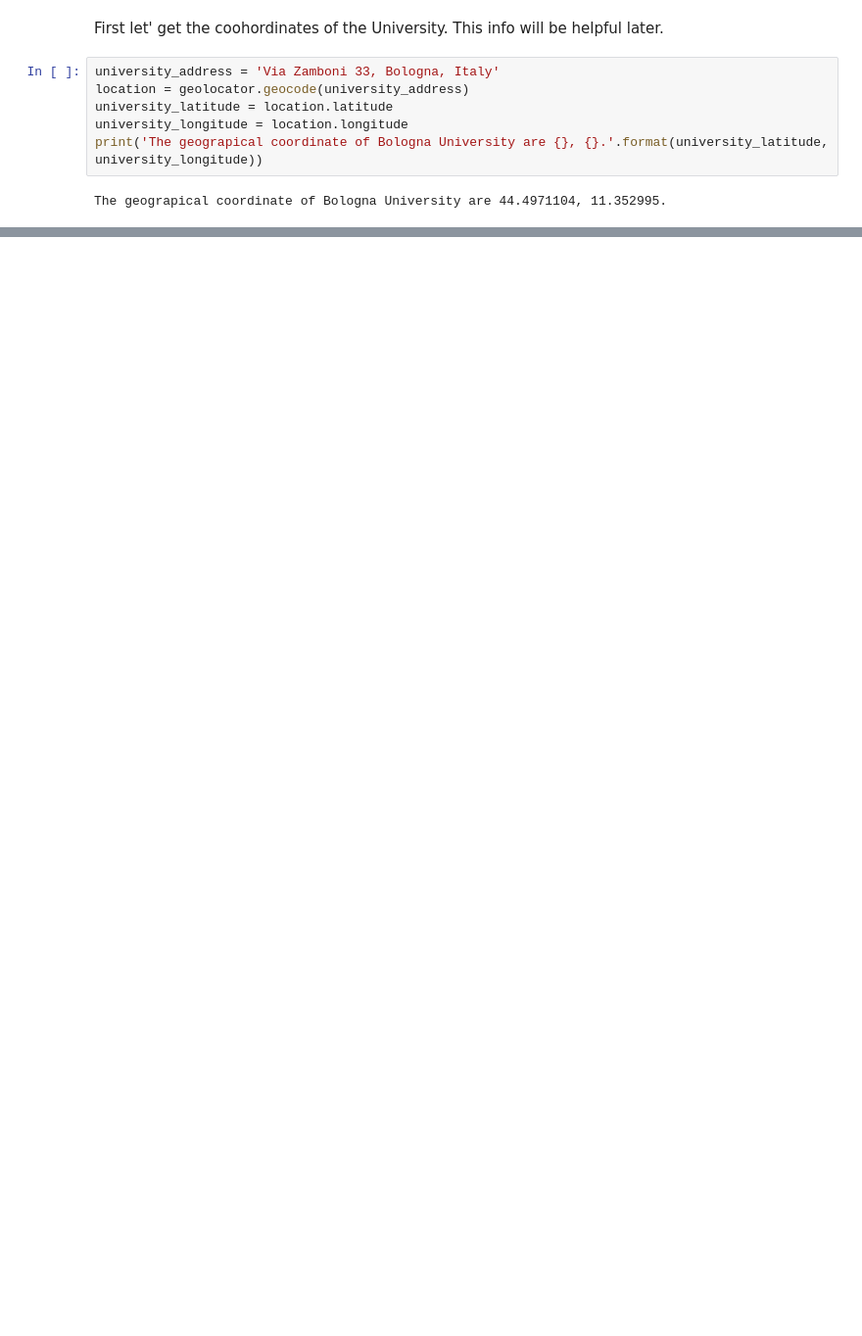
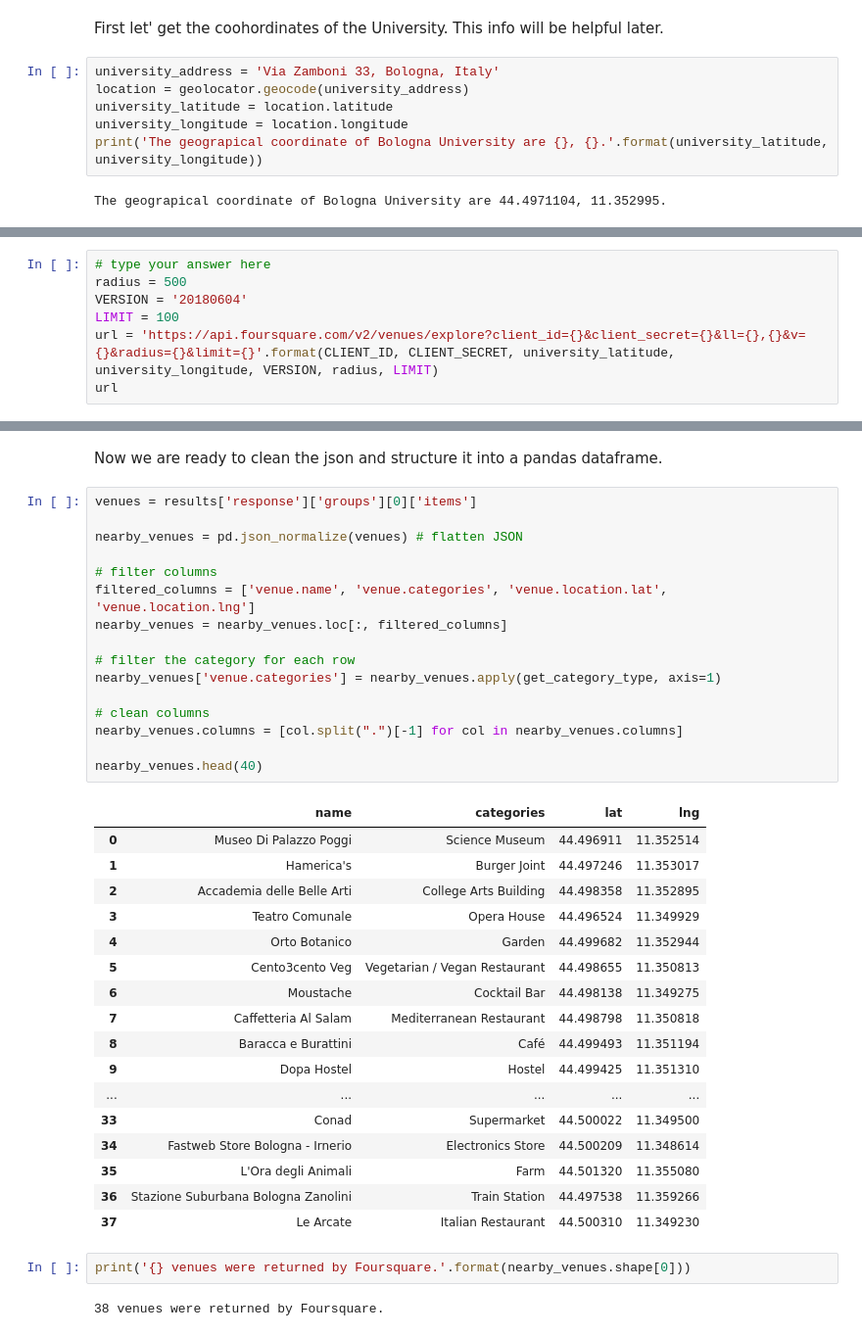
Before and after one commit to fabioantonini/Applied-Data-Science-Coursera-Capstone, a Jupyter notebook: Applied Data Science Capstone.ipynb, the cells around one changed output, grey strips where cells are left out. Shown: that part at 98% size. Drawn from its saved outputs; the diff is of its cells as text; blank space fills up the shorter version.

```diff
--- a/Applied Data Science Capstone.ipynb
+++ b/Applied Data Science Capstone.ipynb
@@ -287,0 +295,7 @@ map_bologna
+# %%
+# type your answer here
+radius = 500
+VERSION = '20180604'
+LIMIT = 100
+url = 'https://api.foursquare.com/v2/venues/explore?client_id={}&client_secret={}&ll={},{}&v={}&radius={}&limit={}'.format(CLIENT_ID, CLIENT_SECRET, university_latitude, university_longitude, VERSION, radius, LIMIT)
+url
@@ -287,0 +343,40 @@ map_bologna
+# %% [markdown]
+Now we are ready to clean the json and structure it into a pandas dataframe.
+# %%
+venues = results['response']['groups'][0]['items']
+
+nearby_venues = pd.json_normalize(venues) # flatten JSON
+
+# filter columns
+filtered_columns = ['venue.name', 'venue.categories', 'venue.location.lat', 'venue.location.lng']
+nearby_venues = nearby_venues.loc[:, filtered_columns]
+
+# filter the category for each row
+nearby_venues['venue.categories'] = nearby_venues.apply(get_category_type, axis=1)
+
+# clean columns
+nearby_venues.columns = [col.split(".")[-1] for col in nearby_venues.columns]
+
+nearby_venues.head(40)
+# %% [output]
+|  | name | categories | lat | lng |
+| 0 | Museo Di Palazzo Poggi | Science Museum | 44.496911 | 11.352514 |
+| 1 | Hamerica's | Burger Joint | 44.497246 | 11.353017 |
+| 2 | Accademia delle Belle Arti | College Arts Building | 44.498358 | 11.352895 |
+| 3 | Teatro Comunale | Opera House | 44.496524 | 11.349929 |
+| 4 | Orto Botanico | Garden | 44.499682 | 11.352944 |
+| 5 | Cento3cento Veg | Vegetarian / Vegan Restaurant | 44.498655 | 11.350813 |
+| 6 | Moustache | Cocktail Bar | 44.498138 | 11.349275 |
+| 7 | Caffetteria Al Salam | Mediterranean Restaurant | 44.498798 | 11.350818 |
+| 8 | Baracca e Burattini | Café | 44.499493 | 11.351194 |
+| 9 | Dopa Hostel | Hostel | 44.499425 | 11.351310 |
+| ... | ... | ... | ... | ... |
+| 33 | Conad | Supermarket | 44.500022 | 11.349500 |
+| 34 | Fastweb Store Bologna - Irnerio | Electronics Store | 44.500209 | 11.348614 |
+| 35 | L'Ora degli Animali | Farm | 44.501320 | 11.355080 |
+| 36 | Stazione Suburbana Bologna Zanolini | Train Station | 44.497538 | 11.359266 |
+| 37 | Le Arcate | Italian Restaurant | 44.500310 | 11.349230 |
+# %%
+print('{} venues were returned by Foursquare.'.format(nearby_venues.shape[0]))
+# %% [output]
+38 venues were returned by Foursquare.
```
Also changed, not shown: parts of 25 cells of this notebook.
